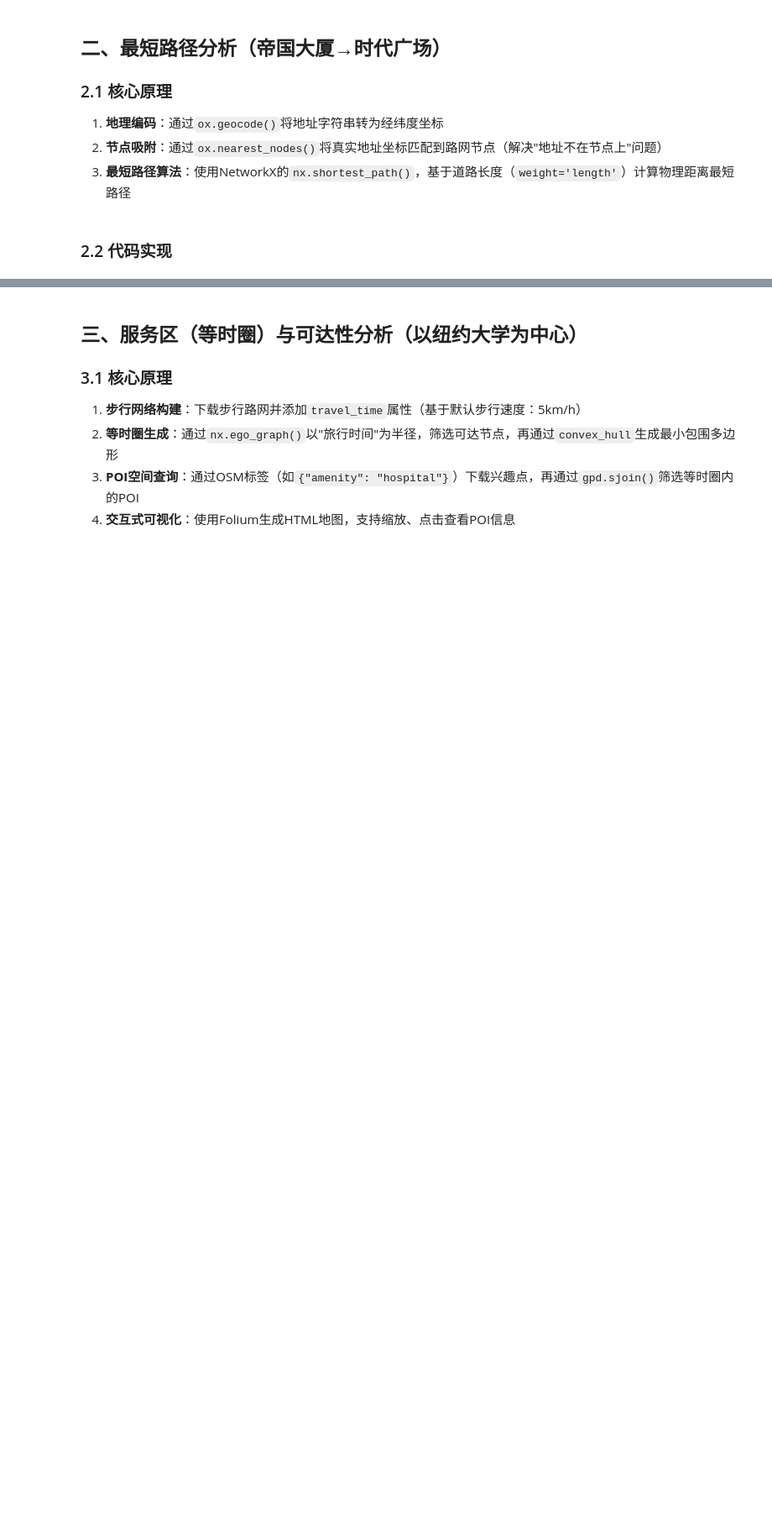
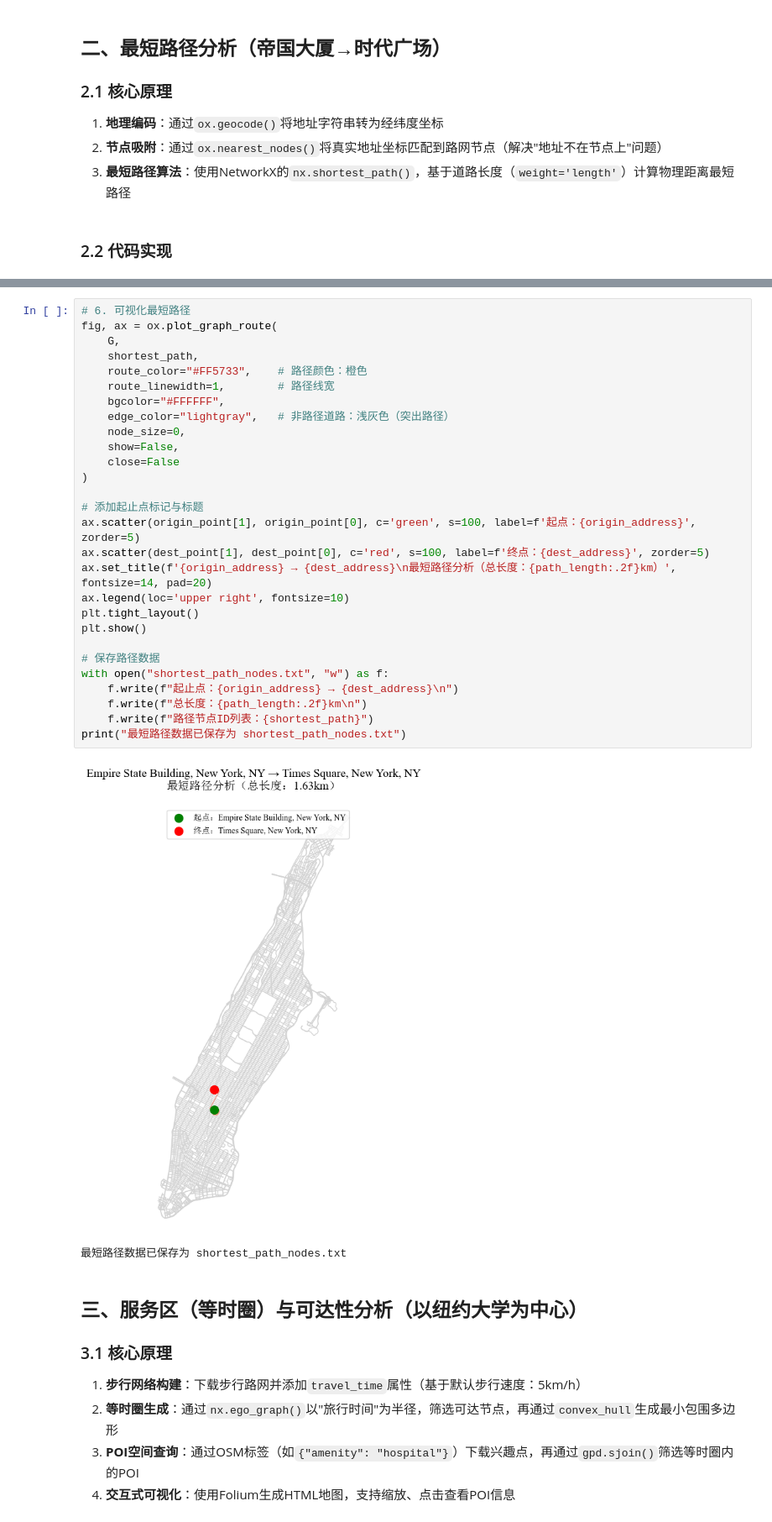
Before and after one commit to jacktaolai/geo-big-data-analysis, a Jupyter notebook: 实习三/实习三代码/urban_road_network_analysis.ipynb, the cells around one changed output, grey strips where cells are left out. Shown at 84% size. Drawn from its saved outputs; the diff is of its cells as text; blank space fills up the shorter version.

```diff
--- a/实习三/实习三代码/urban_road_network_analysis.ipynb
+++ b/实习三/实习三代码/urban_road_network_analysis.ipynb
@@ -142,3 +217,34 @@ print("最短路径数据已保存为 shortest_path_nodes.txt")
+# %%
+# 6. 可视化最短路径
+fig, ax = ox.plot_graph_route(
+    G,
+    shortest_path,
+    route_color="#FF5733",    # 路径颜色：橙色
+    route_linewidth=1,        # 路径线宽
+    bgcolor="#FFFFFF",
+    edge_color="lightgray",   # 非路径道路：浅灰色（突出路径）
+    node_size=0,
+    show=False,
+    close=False
+)
+
+# 添加起止点标记与标题
+ax.scatter(origin_point[1], origin_point[0], c='green', s=100, label=f'起点：{origin_address}', zorder=5)
+ax.scatter(dest_point[1], dest_point[0], c='red', s=100, label=f'终点：{dest_address}', zorder=5)
+ax.set_title(f'{origin_address} → {dest_address}\n最短路径分析（总长度：{path_length:.2f}km）', fontsize=14, pad=20)
+ax.legend(loc='upper right', fontsize=10)
+plt.tight_layout()
+plt.show()
+
+# 保存路径数据
+with open("shortest_path_nodes.txt", "w") as f:
+    f.write(f"起止点：{origin_address} → {dest_address}\n")
+    f.write(f"总长度：{path_length:.2f}km\n")
+    f.write(f"路径节点ID列表：{shortest_path}")
+print("最短路径数据已保存为 shortest_path_nodes.txt")
+# %% [output]
+[figure, added]
+最短路径数据已保存为 shortest_path_nodes.txt
 # %% [markdown]
 ## 三、服务区（等时圈）与可达性分析（以纽约大学为中心）
 ### 3.1 核心原理
```
Also changed, not shown: parts of 5 cells of this notebook.
